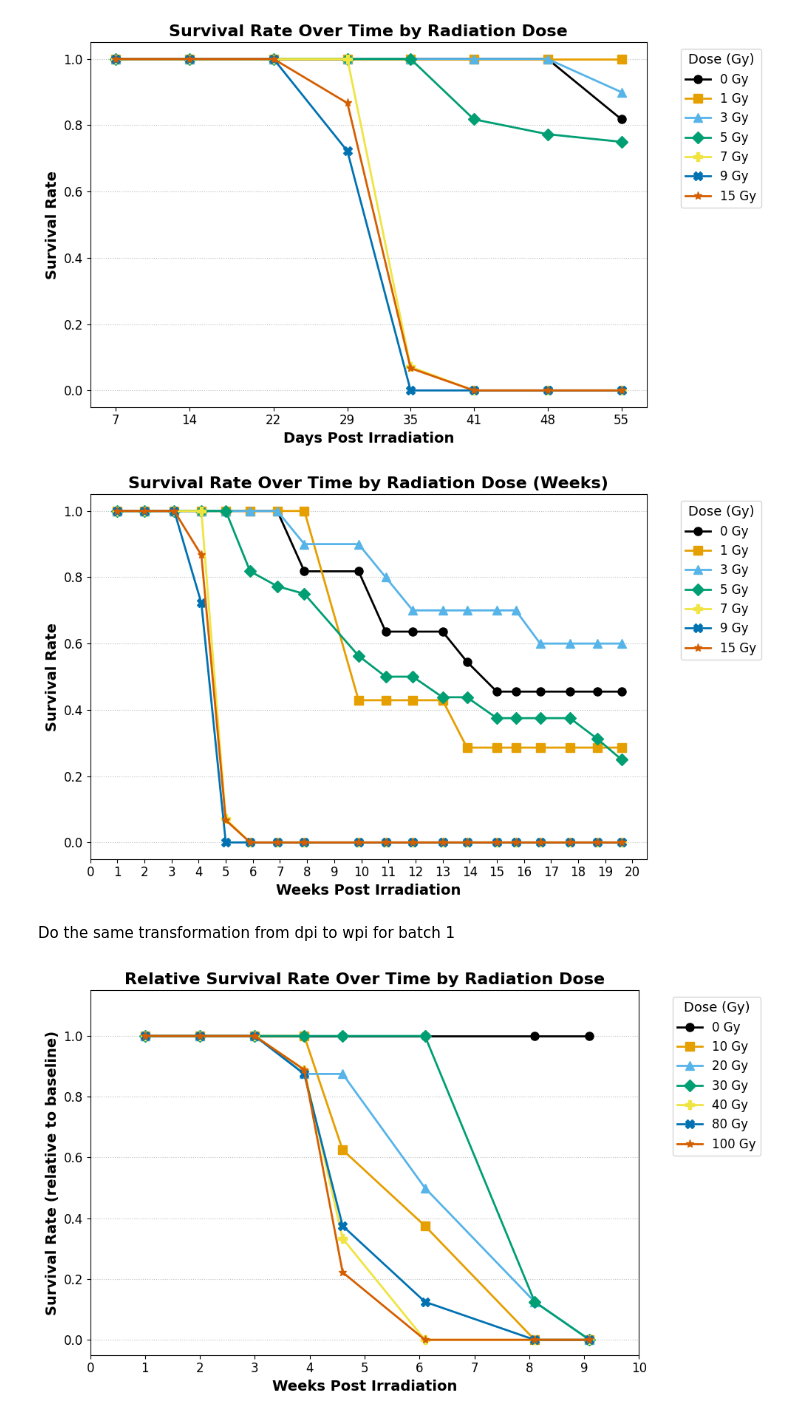
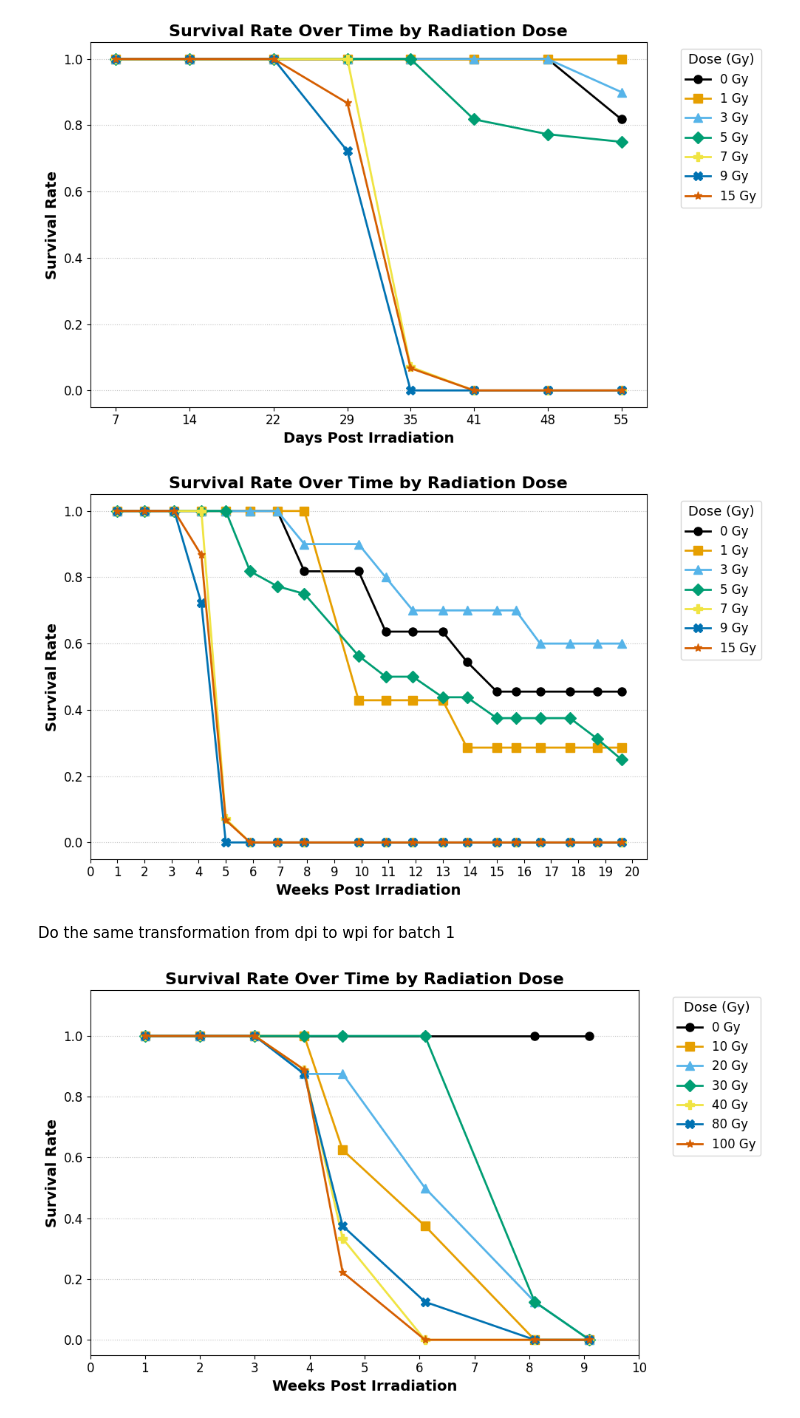
Before and after one commit to usercspa/dphil, a Jupyter notebook: 20250520_lethaldose_batch2.ipynb, the cells around one changed output. Saved outputs shown, nothing was run; the diff lists cells and outputs as text; code cells hidden in the pictures.

```diff
--- a/20250520_lethaldose_batch2.ipynb
+++ b/20250520_lethaldose_batch2.ipynb
@@ -154,7 +154,7 @@ for i, (dose, color, marker) in enumerate(zip(dose_gy, cb_colors, markers)):
 
 plt.xlabel('Weeks Post Irradiation', fontsize=14, fontweight='bold', family='sans-serif')
 plt.ylabel('Survival Rate', fontsize=14, fontweight='bold', family='sans-serif')
-plt.title('Survival Rate Over Time by Radiation Dose (Weeks)', fontsize=16, fontweight='bold', family='sans-serif')
+plt.title('Survival Rate Over Time by Radiation Dose', fontsize=16, fontweight='bold', family='sans-serif')
 
 # Set xticks based on rounded weeks
 plt.xticks(np.arange(0, weeks.max() + 1, 1), fontsize=12, family='sans-serif')
@@ -165,7 +165,7 @@ plt.legend(title='Dose (Gy)', bbox_to_anchor=(1.05, 1), loc='upper left', fontsi
 plt.tight_layout()
 plt.show()
 # %% [output]
-[figure, old version]
+[figure, new version]
 # %% [markdown]
 Do the same transformation from dpi to wpi for batch 1
 # %%
@@ -201,33 +201,33 @@ weeks = np.round(days / 7, 1)  # Convert to weeks, rounded to 1 decimal
 
 # --- Step 5: Plotting ---
 cb_colors = ["#000000", "#E69F00", "#56B4E9", "#009E73", "#F0E442", "#0072B2", "#D55E00"]
 markers = ['o', 's', '^', 'D', 'P', 'X', '*']
 
 plt.figure(figsize=(10, 6))
 
 for i, (dose, color, marker) in enumerate(zip(dose_gy, cb_colors, markers)):
     plt.plot(
         weeks,
         survival_rate[:, i],
         label=f'{int(dose)} Gy',
         color=color,
         marker=marker,
         linestyle='-',
         markersize=8,
         linewidth=2
     )
 
 plt.xlabel('Weeks Post Irradiation', fontsize=14, fontweight='bold', family='sans-serif')
-plt.ylabel('Survival Rate (relative to baseline)', fontsize=14, fontweight='bold', family='sans-serif')
-plt.title('Relative Survival Rate Over Time by Radiation Dose', fontsize=16, fontweight='bold', family='sans-serif')
+plt.ylabel('Survival Rate', fontsize=14, fontweight='bold', family='sans-serif')
+plt.title('Survival Rate Over Time by Radiation Dose', fontsize=16, fontweight='bold', family='sans-serif')
 
 # Standardized x-axis ticks (every 1 week)
 plt.xticks(np.arange(0, np.max(weeks) + 1, 1), fontsize=12, family='sans-serif')
 plt.yticks(fontsize=12, family='sans-serif')
 plt.ylim(-0.05, 1.15)
 plt.grid(axis='y', linestyle=':', color='grey', alpha=0.5)
 plt.legend(title='Dose (Gy)', bbox_to_anchor=(1.05, 1), loc='upper left', fontsize=12, title_fontsize=13)
 plt.tight_layout()
 plt.show()
 # %% [output]
-[figure, old version]
+[figure, new version]
```
